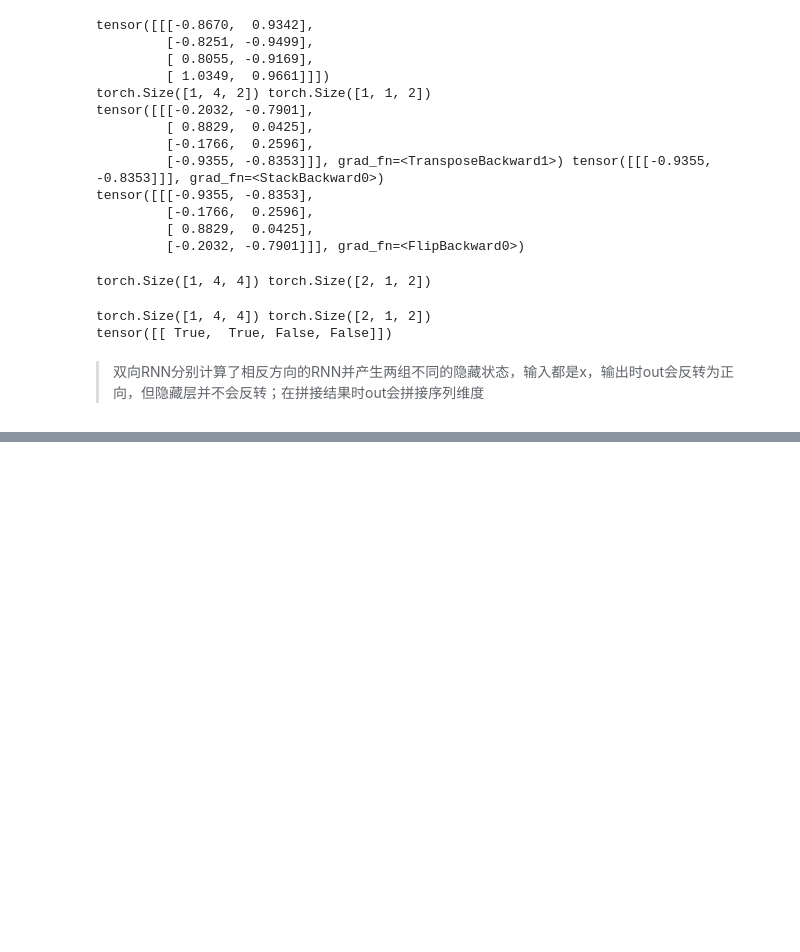
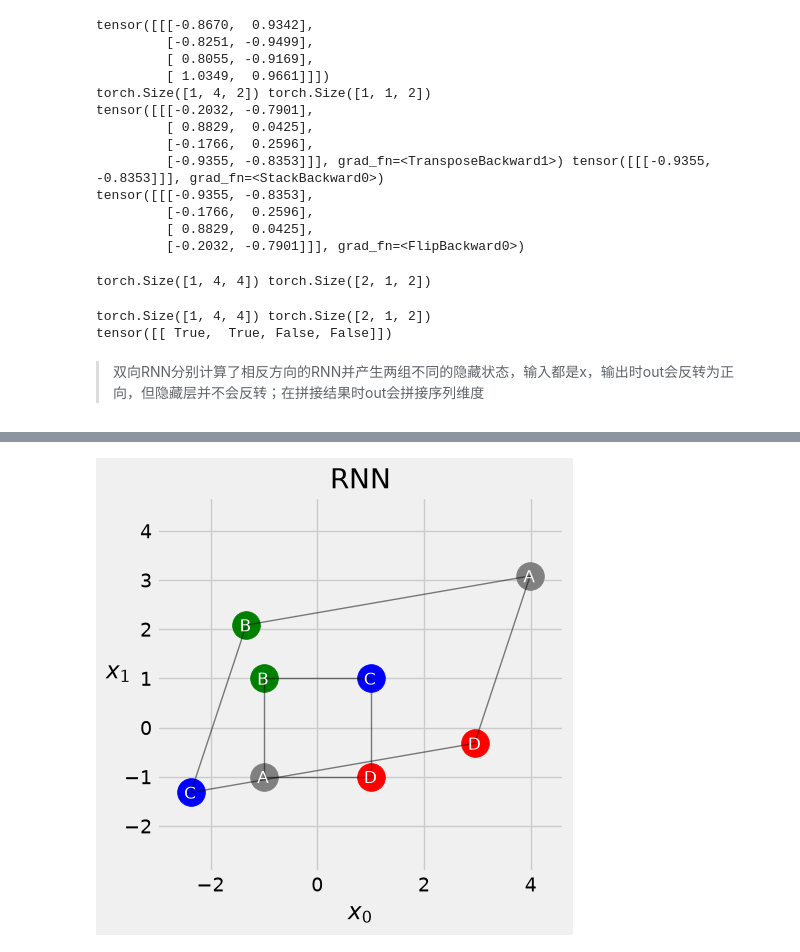
Before and after one commit to jhonprice/PyTorchStepByStep, a Jupyter notebook: Ch08Test.ipynb, the cells around one changed output, grey strips where cells are left out. Drawn from its saved outputs; the diff is of its cells as text; code cells hidden in the pictures; blank space fills up the shorter version.

```diff
--- a/Ch08Test.ipynb
+++ b/Ch08Test.ipynb
@@ -574,0 +729,18 @@ tensor([[ True,  True, False, False]])
+# %%
+# 程序8-8-2: 可视化训练后RNN的输入变换
+
+# figure13 内部流程:
+#   1. 构造一个无噪声的完美正方形(顺时针A→B→C→D), 形状(1,4,2)
+#   2. 拆解RNN取出 linear_input 层 (W_ih @ x + b_ih)
+#   3. 调用 transformed_inputs 将4个角点分别通过 linear_input 做线性变换
+#
+# 图中显示两组4个点:
+#   灰色/绿/蓝/红色点(右侧): 原始4个角点在2D坐标空间的位置 A(-1,-1) B(-1,1) C(1,1) D(1,-1)
+#   灰色/绿/蓝/红色点(左侧): 经训练后线性层投影到隐藏空间的位置 W_ih@A+b_ih 等
+#
+# 设计意图: 直观展示RNN的第一步——原始几何坐标如何被线性映射到隐藏特征空间,
+#         训练后的权重使得这个映射对分类任务有意义(顺时针vs逆时针)
+
+fig = figure13(model.basic_rnn)
+# %% [output]
+[figure, added]
```
Also changed, not shown: parts of 28 cells of this notebook.
